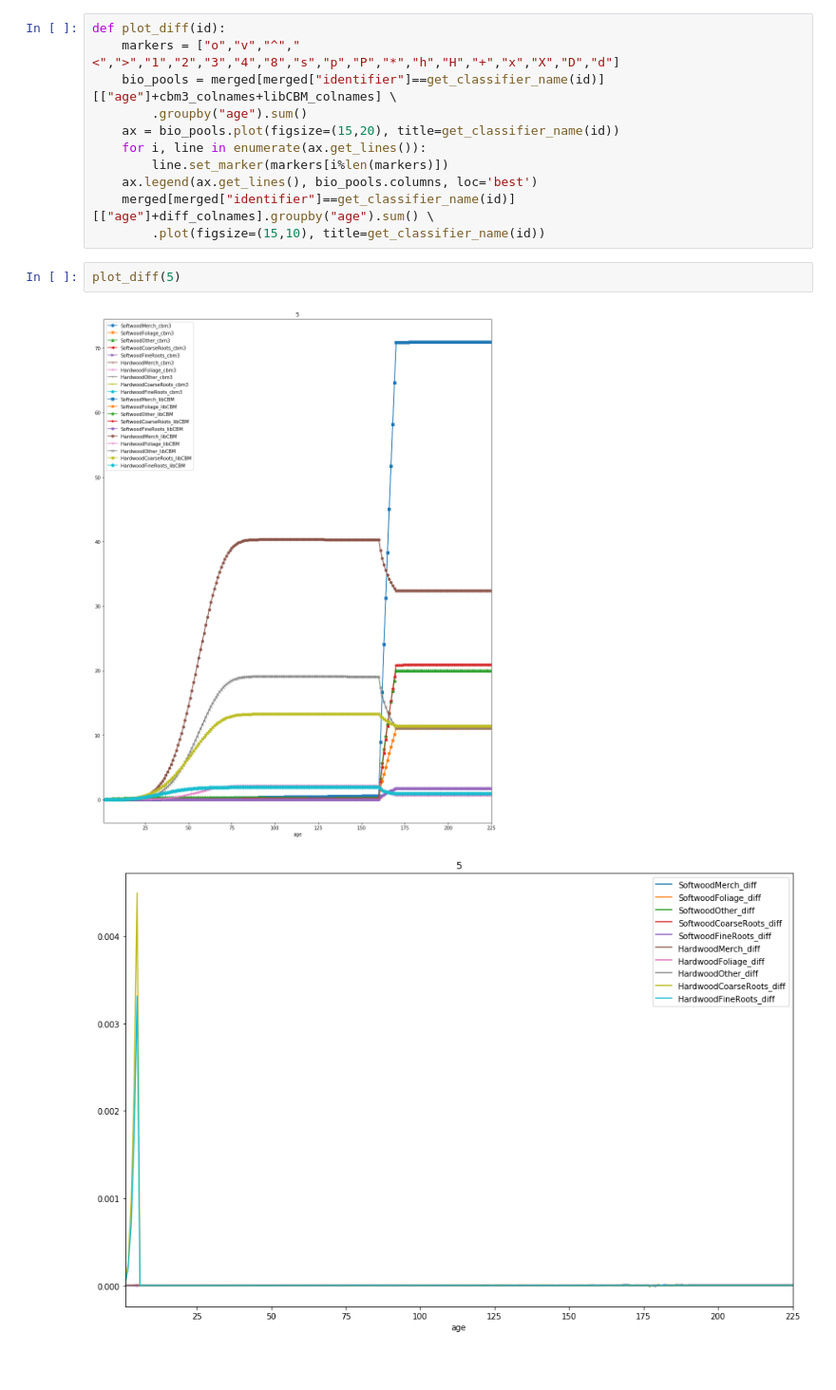
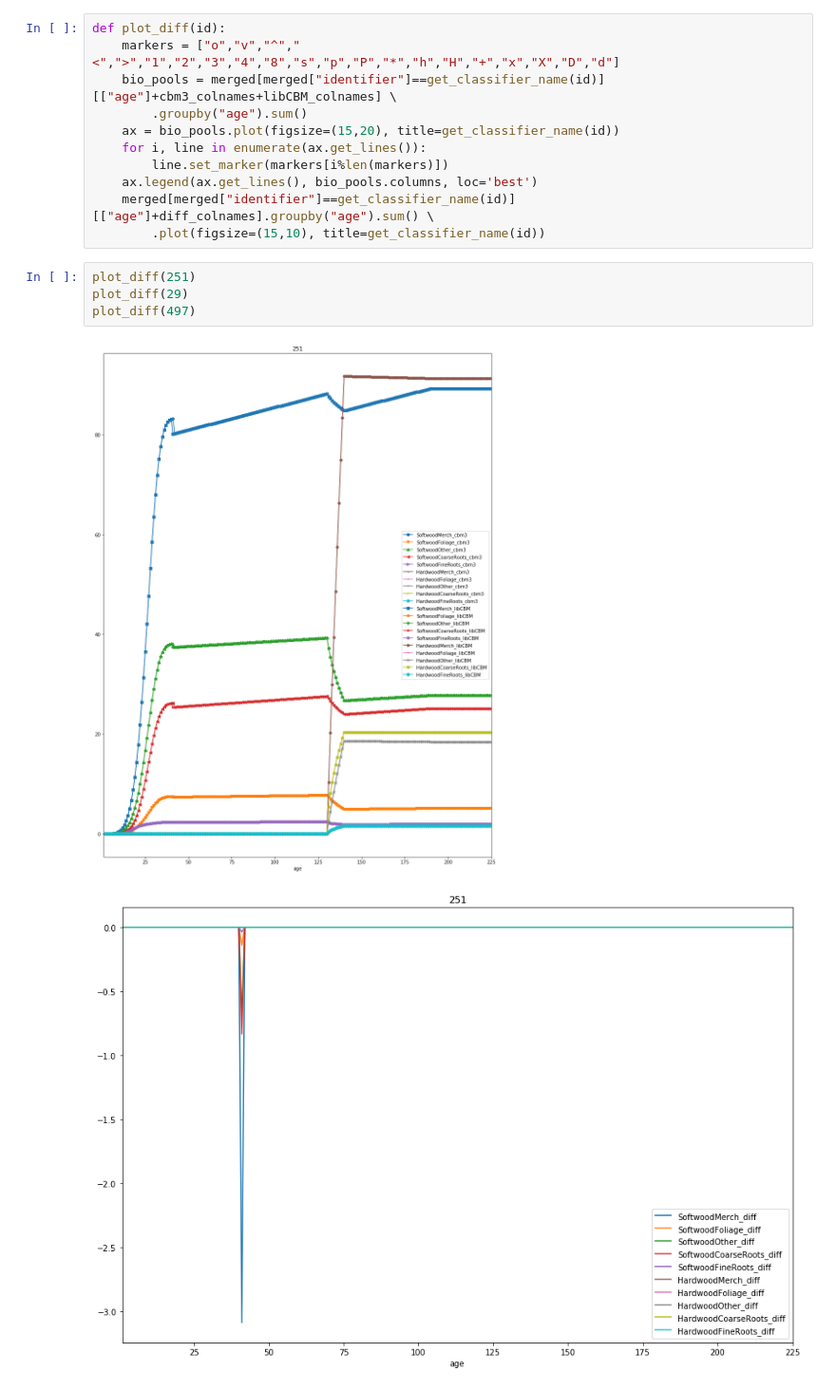
Before and after one commit to cat-cfs/libcbm_py, a Jupyter notebook: growth_curve_testing.ipynb, the cells around one changed output. Shown at 95% size. Drawn from its saved outputs; the diff is of its cells as text; blank space fills up the shorter version.

```diff
--- a/growth_curve_testing.ipynb
+++ b/growth_curve_testing.ipynb
@@ -358,8 +358,10 @@ def plot_diff(id):
     ax.legend(ax.get_lines(), bio_pools.columns, loc='best')
     merged[merged["identifier"]==get_classifier_name(id)][["age"]+diff_colnames].groupby("age").sum() \
         .plot(figsize=(15,10), title=get_classifier_name(id))
-# %%
-plot_diff(5)
-# %% [output]
-[figure, removed]
-[figure, removed]
+# %%
+plot_diff(251)
+plot_diff(29)
+plot_diff(497)
+# %% [output]
+[figure, added]
+[figure, added]
```
Also changed, not shown: parts of 3 cells of this notebook.
